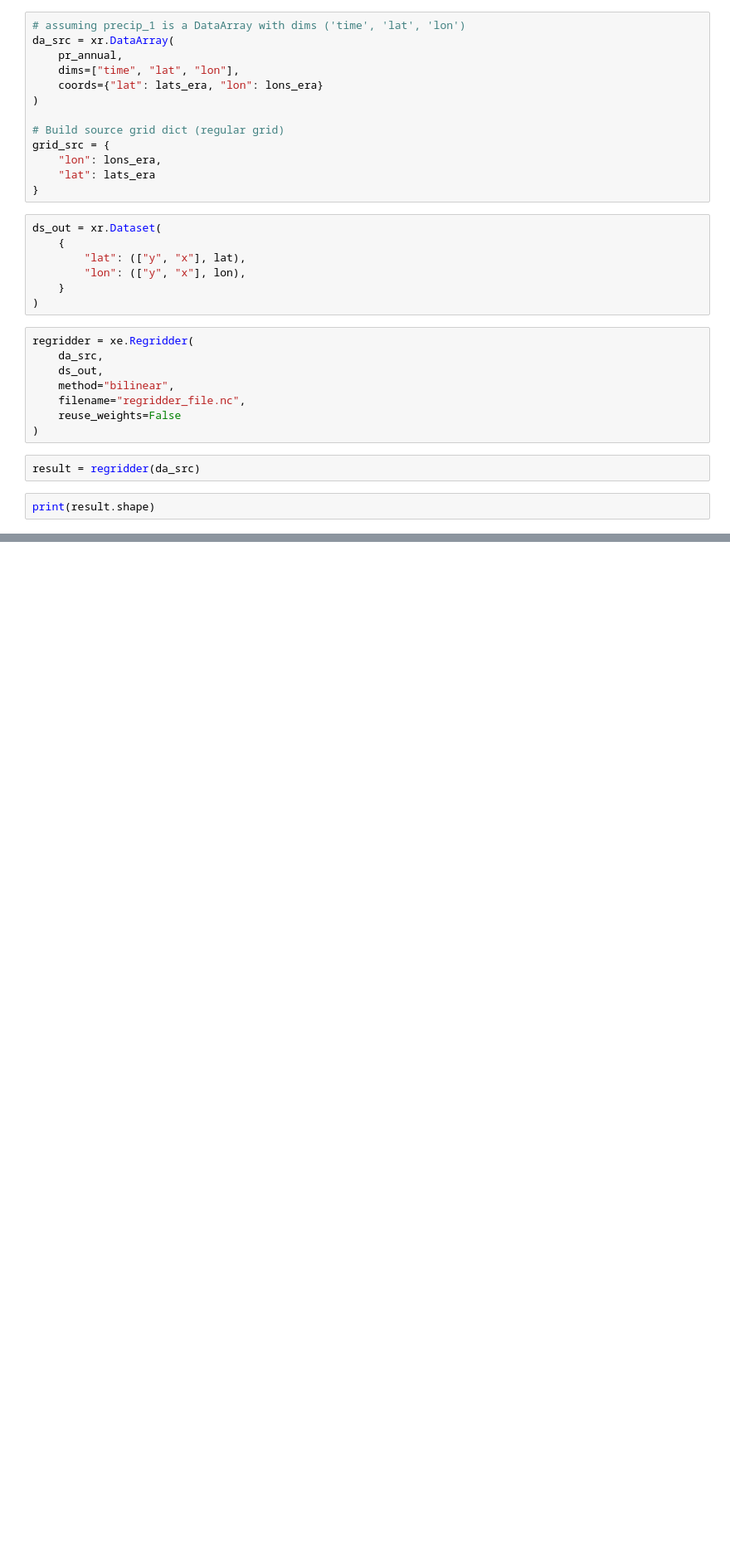
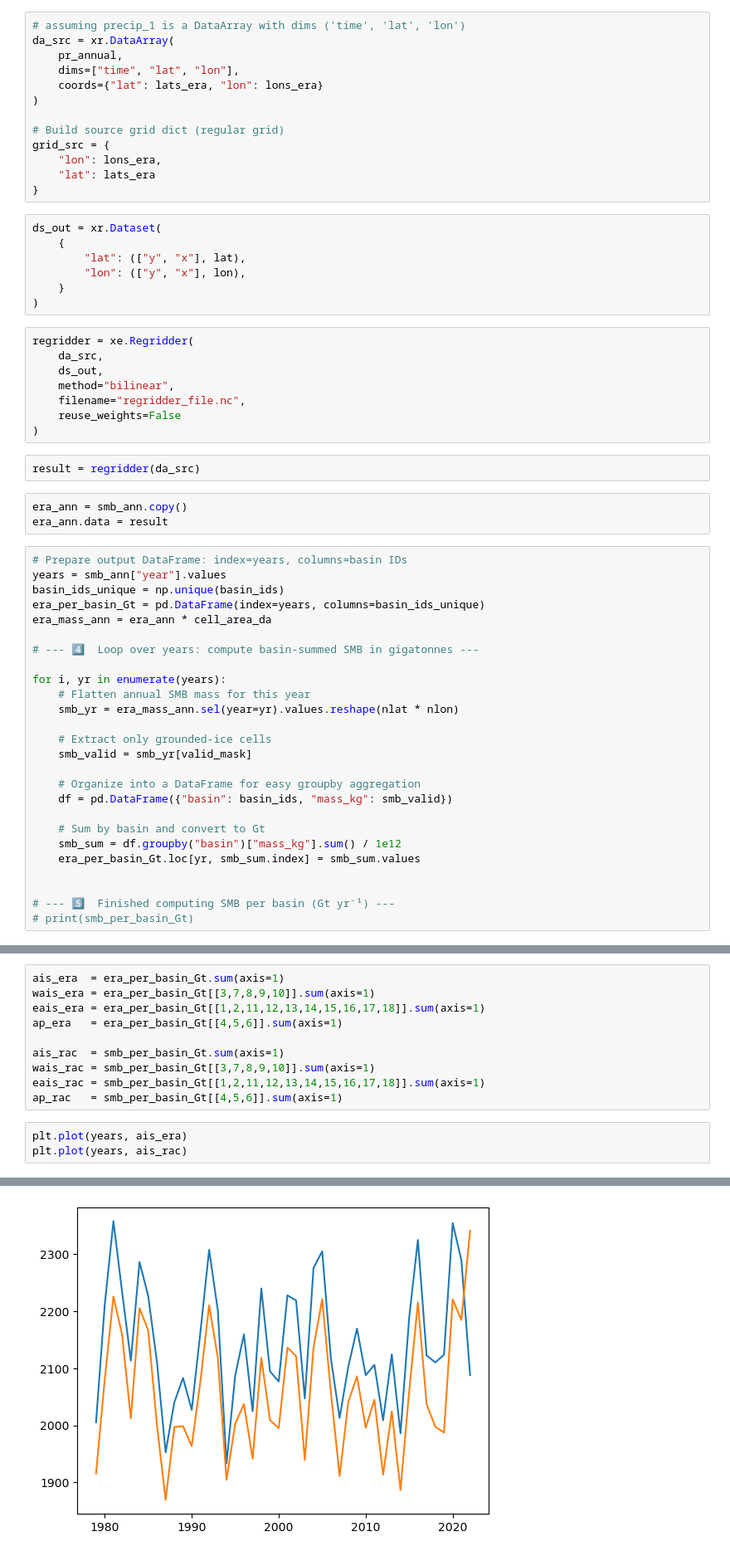
Before and after one commit to advikeswaran/metric-reconstruction, a Jupyter notebook: ERA5_ENSRF.ipynb, the cells around one changed output, grey strips where cells are left out. Shown at 83% size. Saved outputs shown, nothing was run; the diff lists cells and outputs as text; blank space fills up the shorter version.

```diff
--- a/ERA5_ENSRF.ipynb
+++ b/ERA5_ENSRF.ipynb
@@ -305,5 +307,32 @@ regridder = xe.Regridder(
 )
 # %%
 result = regridder(da_src)
+# %%
+era_ann = smb_ann.copy()
+era_ann.data = result
 # %%
-print(result.shape)
+# Prepare output DataFrame: index=years, columns=basin IDs
+years = smb_ann["year"].values
+basin_ids_unique = np.unique(basin_ids)
+era_per_basin_Gt = pd.DataFrame(index=years, columns=basin_ids_unique)
+era_mass_ann = era_ann * cell_area_da
+
+# --- 4️⃣  Loop over years: compute basin-summed SMB in gigatonnes ---
+
+for i, yr in enumerate(years):
+    # Flatten annual SMB mass for this year
+    smb_yr = era_mass_ann.sel(year=yr).values.reshape(nlat * nlon)
+
+    # Extract only grounded-ice cells
+    smb_valid = smb_yr[valid_mask]
+
+    # Organize into a DataFrame for easy groupby aggregation
+    df = pd.DataFrame({"basin": basin_ids, "mass_kg": smb_valid})
+
+    # Sum by basin and convert to Gt
+    smb_sum = df.groupby("basin")["mass_kg"].sum() / 1e12
+    era_per_basin_Gt.loc[yr, smb_sum.index] = smb_sum.values
+
+
+# --- 5️⃣  Finished computing SMB per basin (Gt yr⁻¹) ---
+# print(smb_per_basin_Gt)
@@ -311,0 +339,14 @@ print(result.shape)
+# %%
+ais_era  = era_per_basin_Gt.sum(axis=1)
+wais_era = era_per_basin_Gt[[3,7,8,9,10]].sum(axis=1)
+eais_era = era_per_basin_Gt[[1,2,11,12,13,14,15,16,17,18]].sum(axis=1)
+ap_era   = era_per_basin_Gt[[4,5,6]].sum(axis=1)
+
+ais_rac  = smb_per_basin_Gt.sum(axis=1)
+wais_rac = smb_per_basin_Gt[[3,7,8,9,10]].sum(axis=1)
+eais_rac = smb_per_basin_Gt[[1,2,11,12,13,14,15,16,17,18]].sum(axis=1)
+ap_rac   = smb_per_basin_Gt[[4,5,6]].sum(axis=1)
+# %%
+plt.plot(years, ais_era)
+plt.plot(years, ais_rac)
+# %% [output]
@@ -311,0 +354 @@ print(result.shape)
+[figure, added]
```
Also changed, not shown: parts of 26 cells of this notebook, 3 other files.
